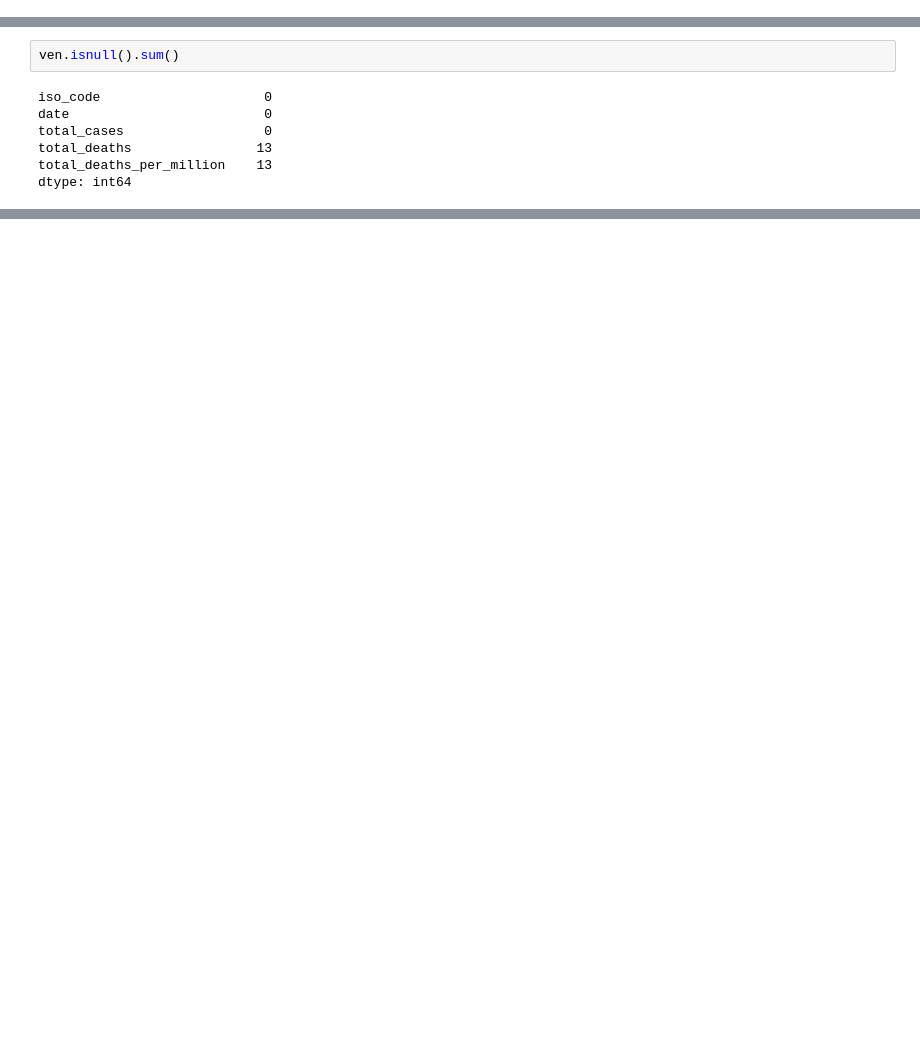
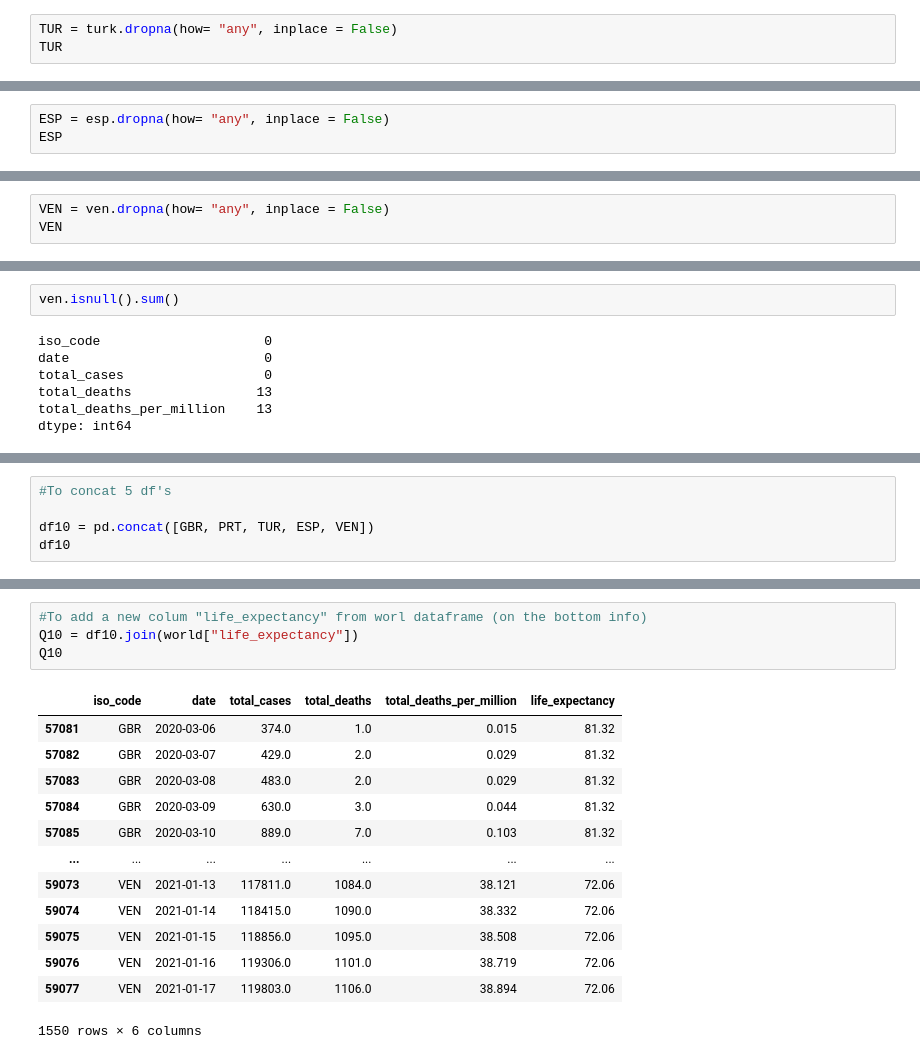
Before and after one commit to AriadnaPuigventos/GroupD_Covid19, a Jupyter notebook: notebooks/Ariadna.ipynb, the cells around one changed output, grey strips where cells are left out. Saved outputs shown, nothing was run; the diff lists cells and outputs as text; blank space fills up the shorter version.

```diff
--- a/notebooks/Ariadna.ipynb
+++ b/notebooks/Ariadna.ipynb
@@ -144,3 +198,6 @@ turk
 | 56065 | TUR | 2021-01-17 | 2387101.0 | 23997.0 | 284.530 |
 | 56066 | TUR | 2021-01-18 | NaN | NaN | NaN |
 314 rows × 5 columns
+# %%
+TUR = turk.dropna(how= "any", inplace = False)
+TUR
@@ -172,3 +243,6 @@ esp
 | 51188 | ESP | 2021-01-16 | 2252164.0 | 53314.0 | 1140.290 |
 | 51189 | ESP | 2021-01-17 | 2252164.0 | 53314.0 | 1140.290 |
 352 rows × 5 columns
+# %%
+ESP = esp.dropna(how= "any", inplace = False)
+ESP
@@ -200,3 +288,6 @@ ven
 | 59076 | VEN | 2021-01-16 | 119306.0 | 1101.0 | 38.719 |
 | 59077 | VEN | 2021-01-17 | 119803.0 | 1106.0 | 38.894 |
 310 rows × 5 columns
+# %%
+VEN = ven.dropna(how= "any", inplace = False)
+VEN
@@ -211,0 +319,5 @@ dtype: int64
+# %%
+#To concat 5 df's
+
+df10 = pd.concat([GBR, PRT, TUR, ESP, VEN])
+df10
@@ -211,0 +338,18 @@ dtype: int64
+# %%
+#To add a new colum "life_expectancy" from worl dataframe (on the bottom info)
+Q10 = df10.join(world["life_expectancy"])
+Q10
+# %% [output]
+|  | iso_code | date | total_cases | total_deaths | total_deaths_per_million | life_expectancy |
+| 57081 | GBR | 2020-03-06 | 374.0 | 1.0 | 0.015 | 81.32 |
+| 57082 | GBR | 2020-03-07 | 429.0 | 2.0 | 0.029 | 81.32 |
+| 57083 | GBR | 2020-03-08 | 483.0 | 2.0 | 0.029 | 81.32 |
+| 57084 | GBR | 2020-03-09 | 630.0 | 3.0 | 0.044 | 81.32 |
+| 57085 | GBR | 2020-03-10 | 889.0 | 7.0 | 0.103 | 81.32 |
+| ... | ... | ... | ... | ... | ... | ... |
+| 59073 | VEN | 2021-01-13 | 117811.0 | 1084.0 | 38.121 | 72.06 |
+| 59074 | VEN | 2021-01-14 | 118415.0 | 1090.0 | 38.332 | 72.06 |
+| 59075 | VEN | 2021-01-15 | 118856.0 | 1095.0 | 38.508 | 72.06 |
+| 59076 | VEN | 2021-01-16 | 119306.0 | 1101.0 | 38.719 | 72.06 |
+| 59077 | VEN | 2021-01-17 | 119803.0 | 1106.0 | 38.894 | 72.06 |
+1550 rows × 6 columns
```
Also changed, not shown: parts of 17 cells of this notebook, 2 other files.
